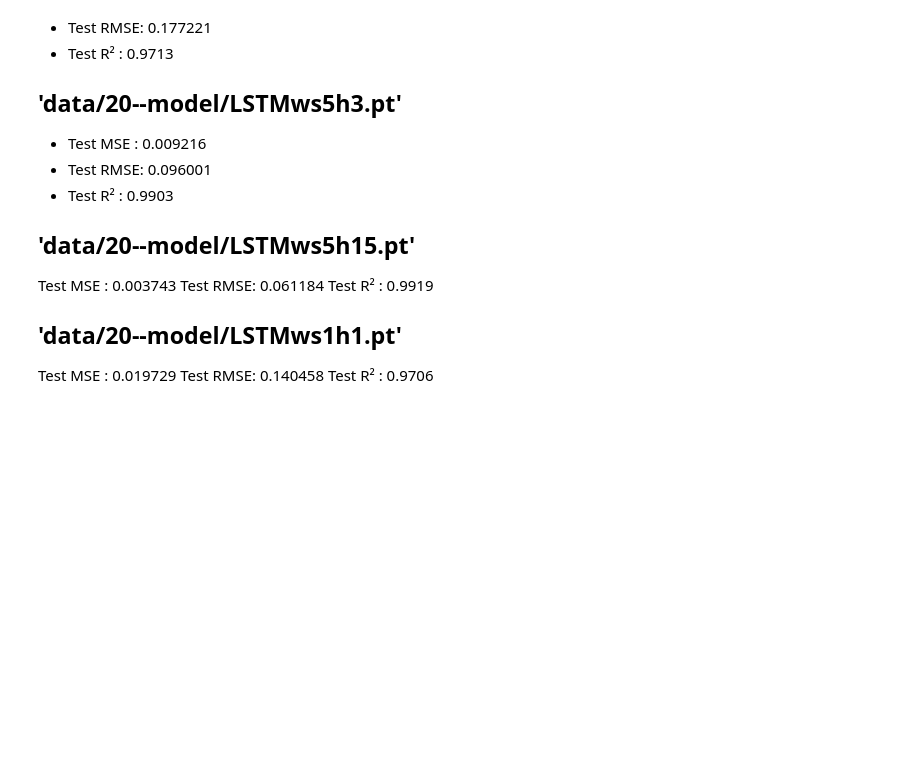
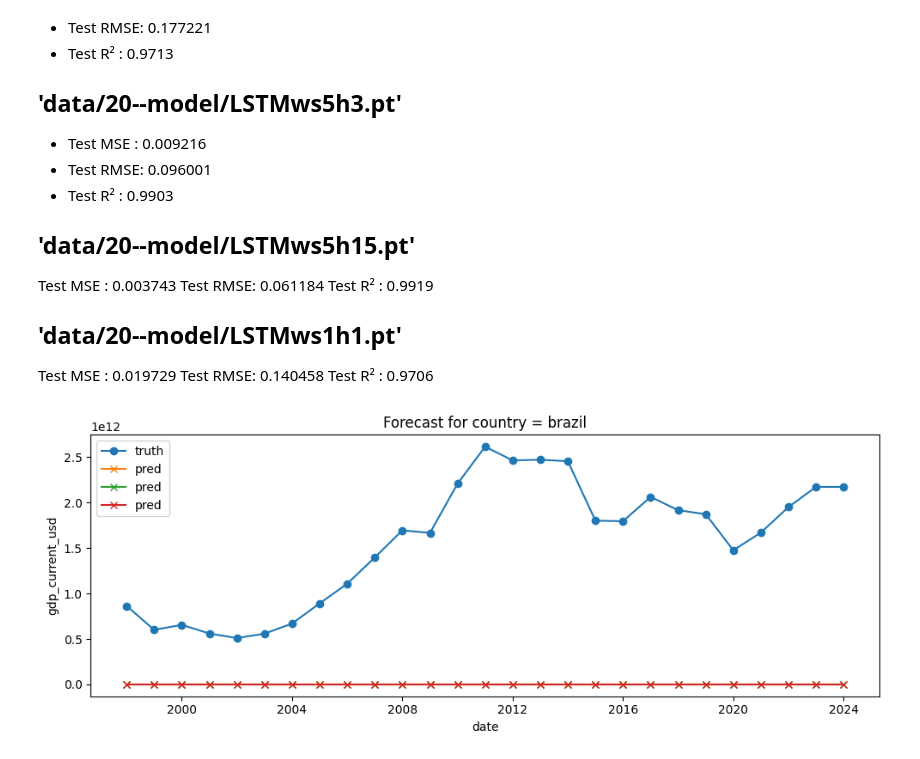
Before and after one commit to ptonso/ml-macro, a Jupyter notebook: 10_model.ipynb, the cells around one changed output. Drawn from its saved outputs; the diff is of its cells as text; code cells hidden in the pictures; blank space fills up the shorter version.

```diff
--- a/10_model.ipynb
+++ b/10_model.ipynb
@@ -121,0 +251,41 @@ Test  R²  : 0.9706
+# %%
+
+
+import pandas as pd
+import torch
+from torch import nn
+from torch.utils.data import DataLoader
+import matplotlib.pyplot as plt
+
+from src.logger import setup_logger, setup_logging
+from src.preprocess.forecast_dataset import ForecastDataset, ForecastConfig
+
+setup_logging()
+logger = setup_logger(__name__)
+
+
+# 2) build your ForecastConfig & dataset
+all_cols = result_data.ml_ready.columns.tolist()
+feat_cols = [c for c in all_cols if c not in ("date", "country", "gdp_current_usd")]
+
+
+from src.preprocess.model_data import ForecastConfig
+# 1) build your cfg exactly as when training
+cfg = ForecastConfig(
+  window_size=5, horizon=3,
+  feat_cols=feat_cols,
+  label_col="gdp_current_usd",
+  group_col="country",
+  date_col="date",
+  val_frac=0.1, test_frac=0.1,
+  batch_size=64,
+  split_mode="temporal",
+)
+
+
+# 3) plot
+plot_predictions_from_df(package, result_data.ml_ready, cfg, country="brazil")
+# or
+# plot_predictions_from_df(package.model, result_data.ml_ready, cfg, date="2024-12-31")
+# %% [output]
+[figure, added]
```
Also changed, not shown: parts of 3 cells of this notebook, 7 other files.
